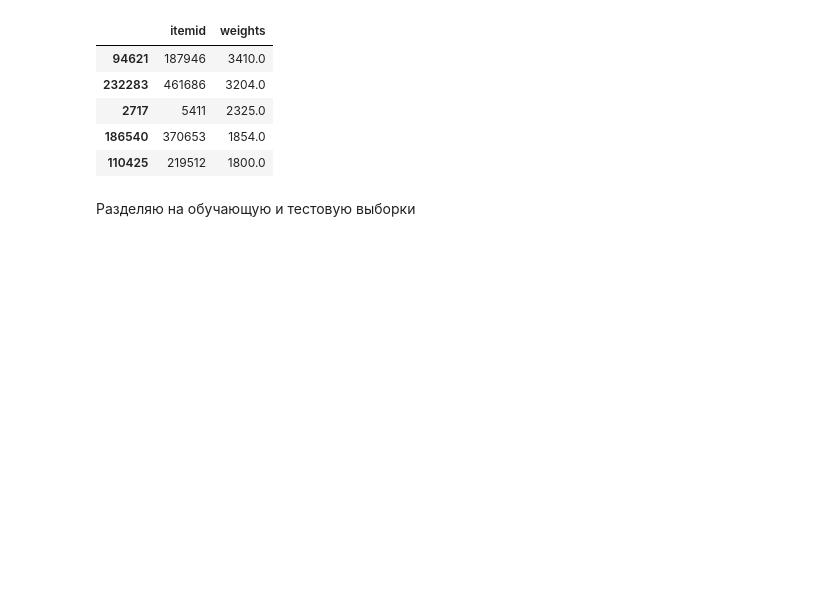
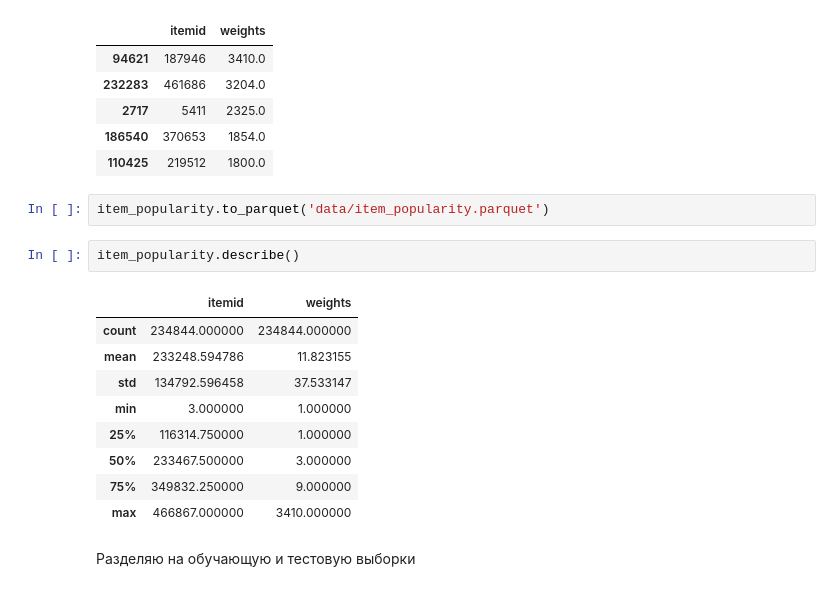
Before and after one commit to Krestom/mle-pr-final, a Jupyter notebook: main.ipynb, the cells around one changed output. Drawn from its saved outputs; the diff is of its cells as text; blank space fills up the shorter version.

```diff
--- a/main.ipynb
+++ b/main.ipynb
@@ -224,6 +226,20 @@ item_popularity.head()
 | 2717 | 5411 | 2325.0 |
 | 186540 | 370653 | 1854.0 |
 | 110425 | 219512 | 1800.0 |
+# %%
+item_popularity.to_parquet('data/item_popularity.parquet')
+# %%
+item_popularity.describe()
+# %% [output]
+|  | itemid | weights |
+| count | 234844.000000 | 234844.000000 |
+| mean | 233248.594786 | 11.823155 |
+| std | 134792.596458 | 37.533147 |
+| min | 3.000000 | 1.000000 |
+| 25% | 116314.750000 | 1.000000 |
+| 50% | 233467.500000 | 3.000000 |
+| 75% | 349832.250000 | 9.000000 |
+| max | 466867.000000 | 3410.000000 |
 # %% [markdown]
 Разделяю на обучающую и тестовую выборки
 # %%
```
Also changed, not shown: parts of 23 cells of this notebook, 1 other file.
